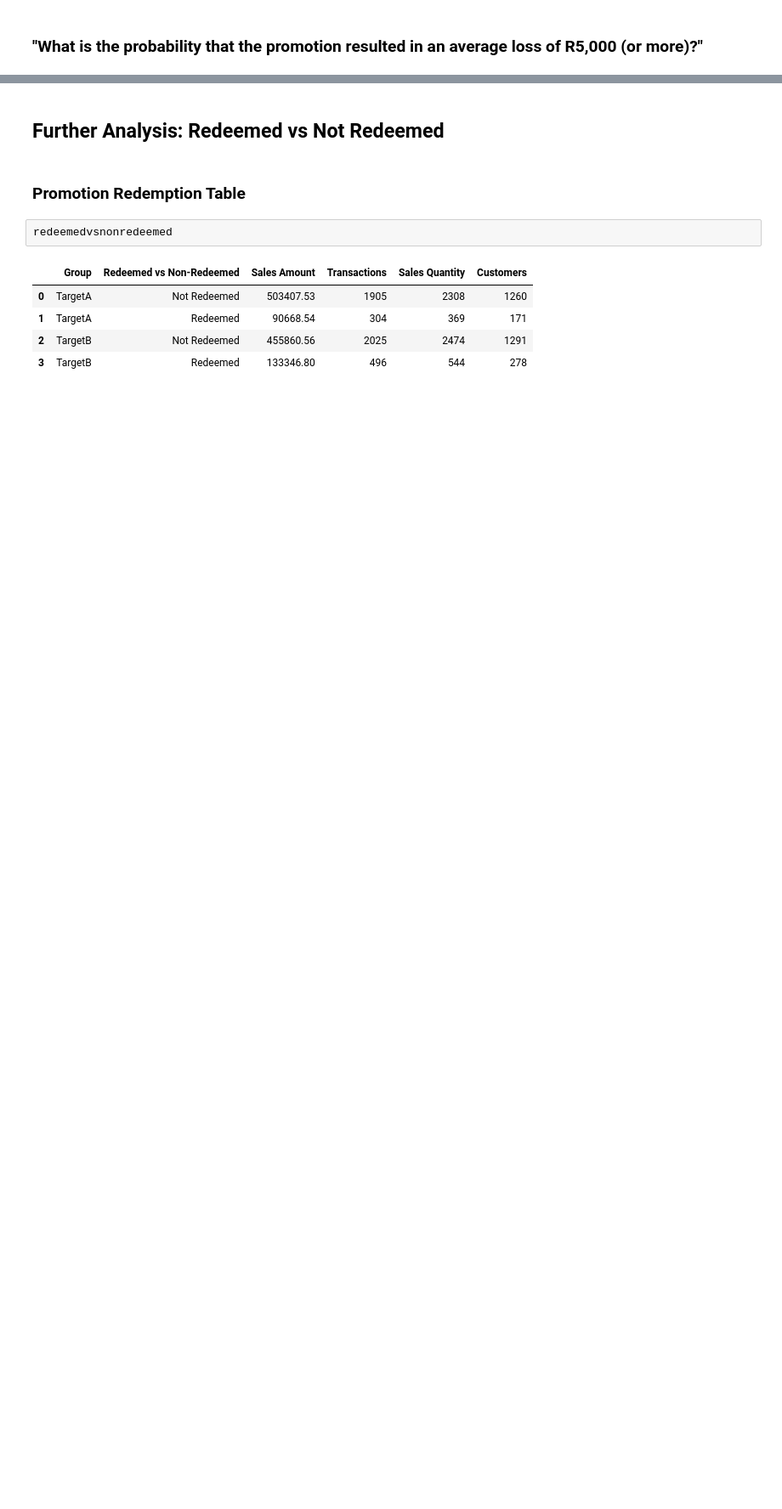
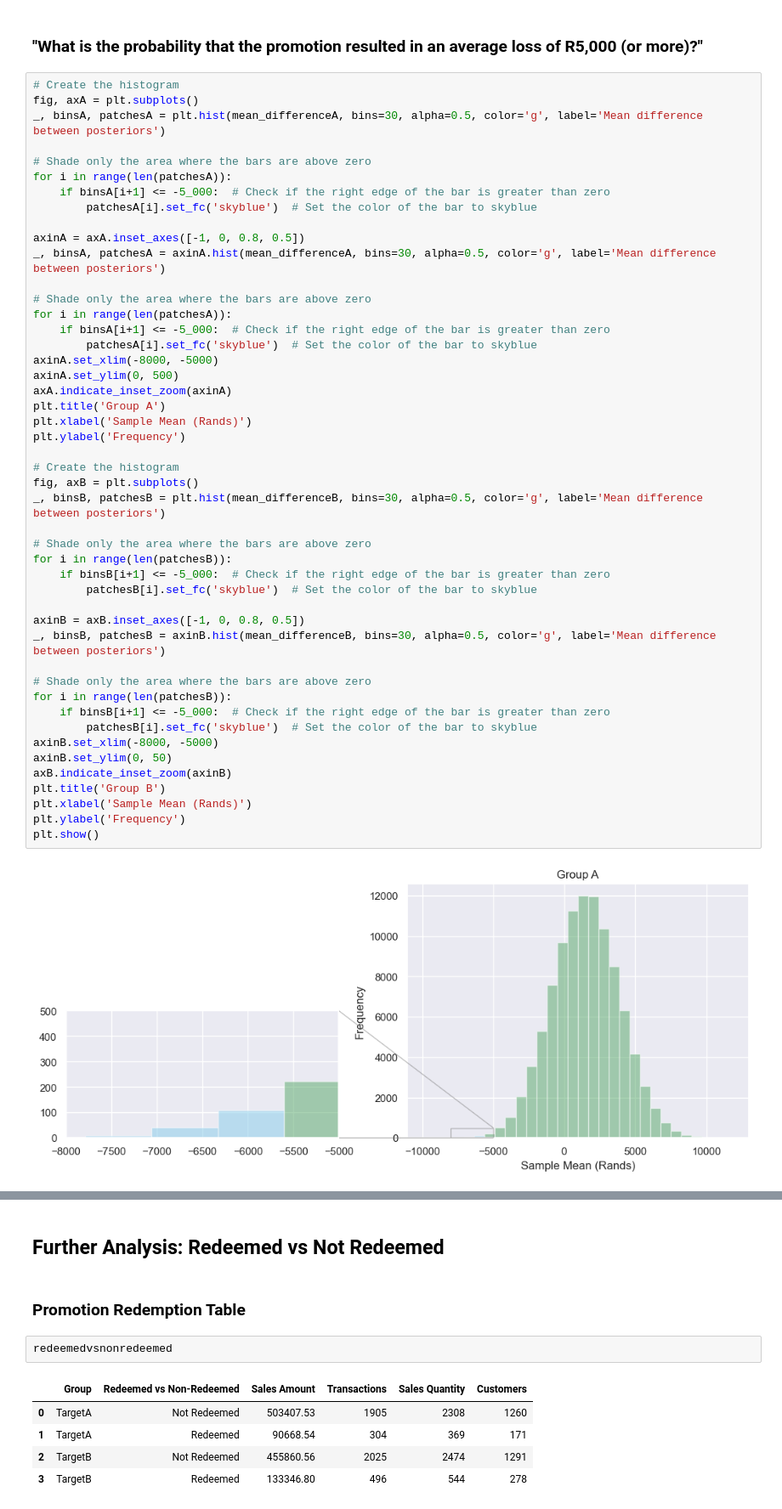
Before and after one commit to stormryanjohnson/AB-Testing-Sales-Assessment, a Jupyter notebook: ab_testing.ipynb, the cells around one changed output, grey strips where cells are left out. Shown at 85% size. Saved outputs shown, nothing was run; the diff lists cells and outputs as text; blank space fills up the shorter version.

```diff
--- a/ab_testing.ipynb
+++ b/ab_testing.ipynb
@@ -265,2 +346,51 @@ Group B -  0.929
 # %% [markdown]
 ### "What is the probability that the promotion resulted in an average loss of R5,000 (or more)?"
+# %%
+# Create the histogram
+fig, axA = plt.subplots()
+_, binsA, patchesA = plt.hist(mean_differenceA, bins=30, alpha=0.5, color='g', label='Mean difference between posteriors')
+
+# Shade only the area where the bars are above zero
+for i in range(len(patchesA)):
+    if binsA[i+1] <= -5_000:  # Check if the right edge of the bar is greater than zero
+        patchesA[i].set_fc('skyblue')  # Set the color of the bar to skyblue
+
+axinA = axA.inset_axes([-1, 0, 0.8, 0.5])
+_, binsA, patchesA = axinA.hist(mean_differenceA, bins=30, alpha=0.5, color='g', label='Mean difference between posteriors')
+
+# Shade only the area where the bars are above zero
+for i in range(len(patchesA)):
+    if binsA[i+1] <= -5_000:  # Check if the right edge of the bar is greater than zero
+        patchesA[i].set_fc('skyblue')  # Set the color of the bar to skyblue
+axinA.set_xlim(-8000, -5000)
+axinA.set_ylim(0, 500)
+axA.indicate_inset_zoom(axinA)
+plt.title('Group A')
+plt.xlabel('Sample Mean (Rands)')
+plt.ylabel('Frequency')
+
+# Create the histogram
+fig, axB = plt.subplots()
+_, binsB, patchesB = plt.hist(mean_differenceB, bins=30, alpha=0.5, color='g', label='Mean difference between posteriors')
+
+# Shade only the area where the bars are above zero
+for i in range(len(patchesB)):
+    if binsB[i+1] <= -5_000:  # Check if the right edge of the bar is greater than zero
+        patchesB[i].set_fc('skyblue')  # Set the color of the bar to skyblue
+
+axinB = axB.inset_axes([-1, 0, 0.8, 0.5])
+_, binsB, patchesB = axinB.hist(mean_differenceB, bins=30, alpha=0.5, color='g', label='Mean difference between posteriors')
+
+# Shade only the area where the bars are above zero
+for i in range(len(patchesB)):
+    if binsB[i+1] <= -5_000:  # Check if the right edge of the bar is greater than zero
+        patchesB[i].set_fc('skyblue')  # Set the color of the bar to skyblue
+axinB.set_xlim(-8000, -5000)
+axinB.set_ylim(0, 50)
+axB.indicate_inset_zoom(axinB)
+plt.title('Group B')
+plt.xlabel('Sample Mean (Rands)')
+plt.ylabel('Frequency')
+plt.show()
+# %% [output]
+[figure, added]
```
Also changed, not shown: parts of 16 cells of this notebook.
